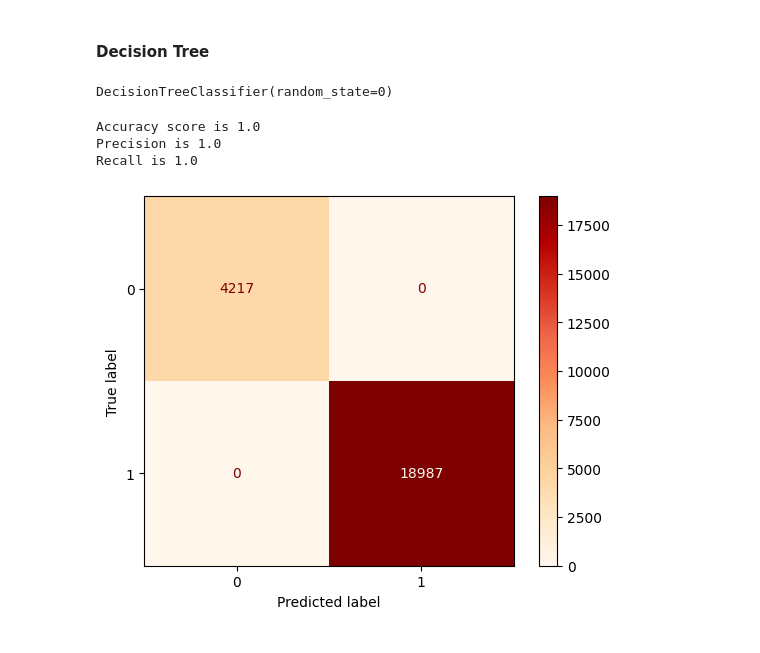
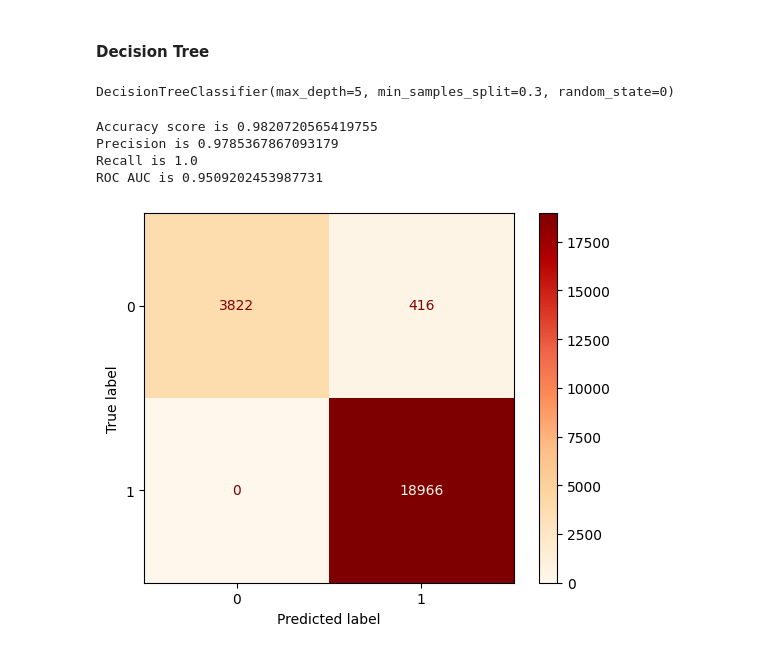
Before and after one commit to gegaddis/bank-churn, a Jupyter notebook: griffen_models.ipynb, the cells around one changed output. Saved outputs shown, nothing was run; the diff lists cells and outputs as text; code cells hidden in the pictures.

```diff
--- a/griffen_models.ipynb
+++ b/griffen_models.ipynb
@@ -143,8 +196,8 @@ c_summary = pd.merge(c_summary, ir_df, left_on=['last_trans_month', 'last_trans_
 # %%
-c_summary = c_summary.drop(['DATE','month','year'],axis=1)
+c_combined = c_combined.drop(['DATE','month','year'],axis=1)
 # %%
 # create net_total_trans column
-c_summary['net_total_trans'] = c_summary['total_deposits'] + c_summary['total_withdrawals']
+c_combined['net_total_trans'] = c_combined['total_deposits'] + c_combined['total_withdrawals']
 # %%
 # get age of customers from c_df
 c_summary = pd.merge(c_summary, c_df_original[['customer_id','dob']], on=['customer_id'])
@@ -281,16 +351,15 @@ Text(0.5, 1.0, 'Correlation Heatmap')
 # %%
 # Split the data
 from sklearn.model_selection import train_test_split
-features = ['time_since_last_trans_in_days','act_lifespan_in_days','FEDFUNDS','age_at_last_trans','num_transactions']
-features2 = ['act_lifespan_in_days','FEDFUNDS','age_at_last_trans','num_transactions']
+features = ['act_lifespan_in_days','FEDFUNDS','age_at_last_trans','t_in_last_3m','saved_last_3m']
 
-csumm_train, csumm_test = train_test_split(c_summary, test_size=0.2,random_state=1)
+csumm_train, csumm_test = train_test_split(c_combined, test_size=0.2,random_state=1)
 
 X_train = csumm_train[features]
-y_train = csumm_train['churn']
+y_train = csumm_train['churned']
 
 X_test = csumm_test[features]
-y_test = csumm_test['churn']
+y_test = csumm_test['churned']
 # %% [markdown]
 #### Logistic Regression
 # %%
@@ -395,28 +475,32 @@ plt.show()
 # %%
 from sklearn.tree import DecisionTreeClassifier
 
-dtc = DecisionTreeClassifier(random_state=0) # this way overfits the data
+dtc = DecisionTreeClassifier(max_depth=5,min_samples_split=0.3 ,random_state=0) # this way overfits the data
 dtc.fit(X_train,y_train)
 # %% [output]
-DecisionTreeClassifier(random_state=0)
+DecisionTreeClassifier(max_depth=5, min_samples_split=0.3, random_state=0)
 # %%
 y_dtc_pred = dtc.predict(X_test)
 acc_score = accuracy_score(y_test, y_dtc_pred)
 print(f'Accuracy score is {acc_score}')
 
 pr = precision_score(y_test, y_dtc_pred)
 print(f'Precision is {pr}')
 
 re = recall_score(y_test, y_dtc_pred)
 print(f'Recall is {re}')
 
+roc_auc = roc_auc_score(y_test, y_dtc_pred)
+print(f'ROC AUC is {roc_auc}')
+
 cm = confusion_matrix(y_test, y_dtc_pred)
 
 cm_plot = ConfusionMatrixDisplay(cm)
 cm_plot.plot(cmap="OrRd")
 plt.show()
 # %% [output]
-Accuracy score is 1.0
-Precision is 1.0
+Accuracy score is 0.9820720565419755
+Precision is 0.9785367867093179
 Recall is 1.0
+ROC AUC is 0.9509202453987731
-[figure, old version]
+[figure, new version]
```
Also changed, not shown: parts of 20 cells of this notebook.
